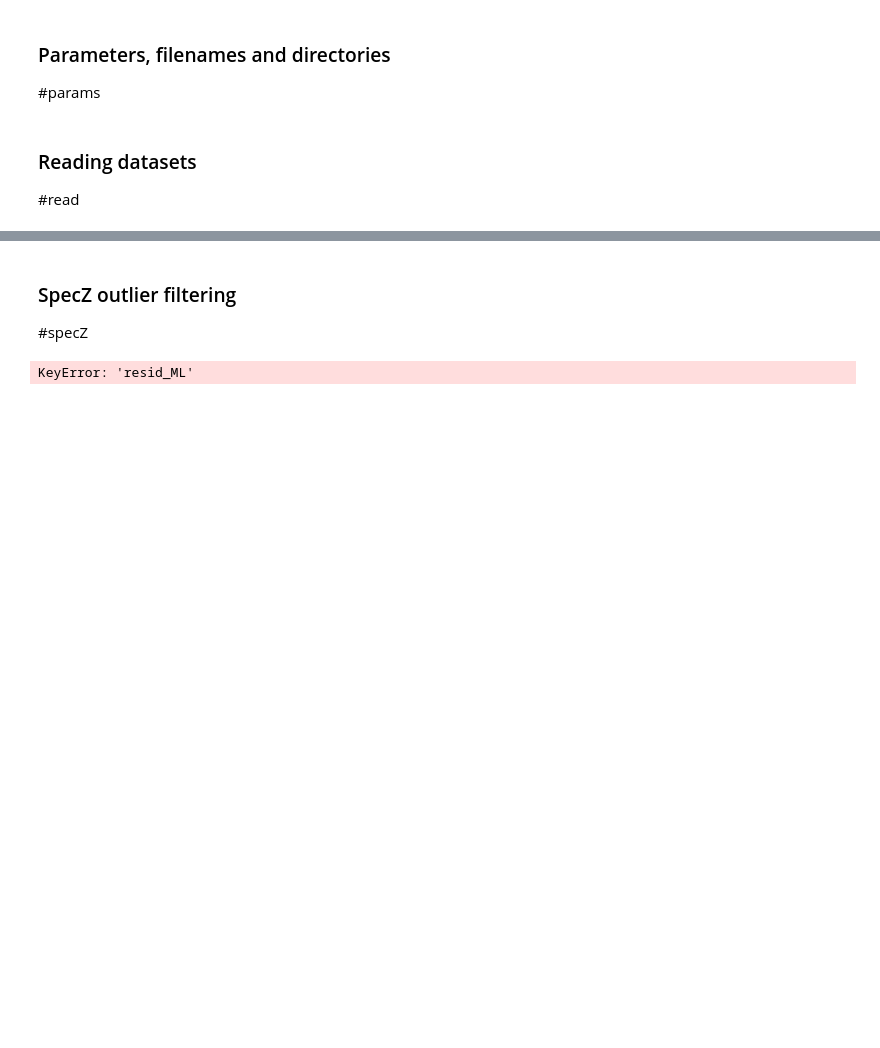
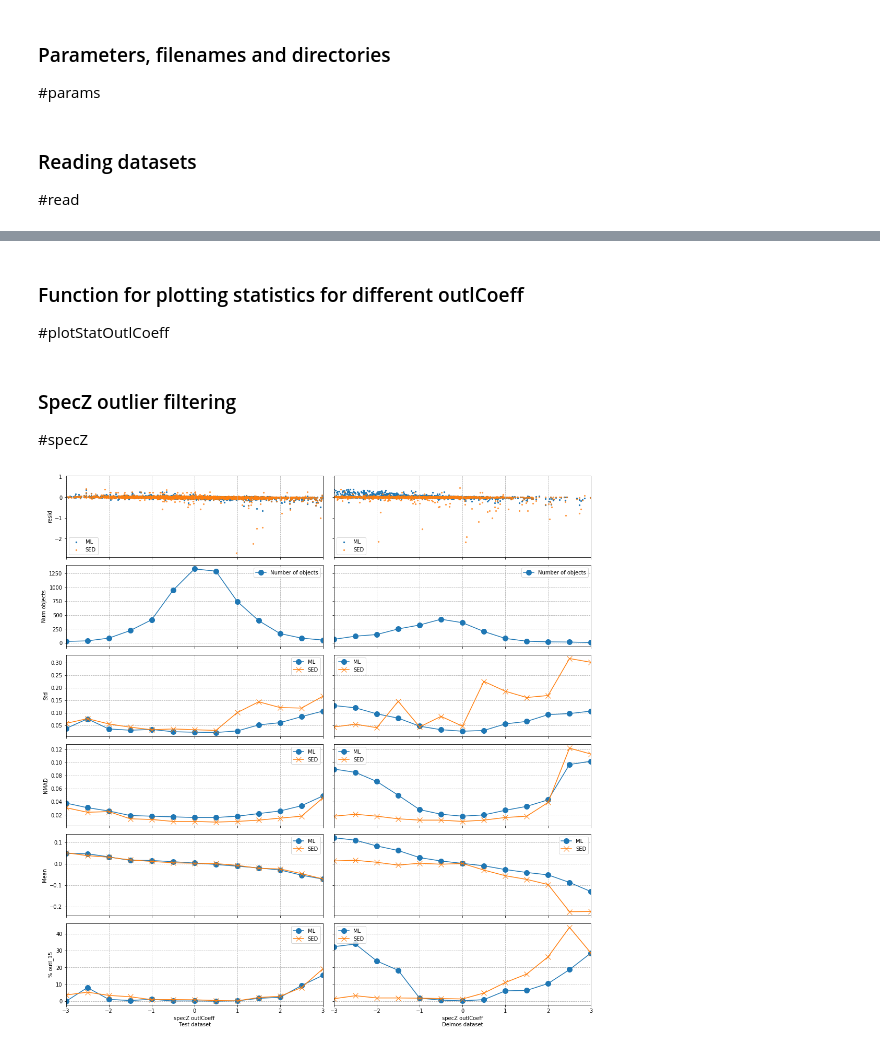
Before and after one commit to ShrRa/COSMOS_SOM, a Jupyter notebook: Statistics.ipynb, the cells around one changed output, grey strips where cells are left out. Cells and saved outputs as stored; diff of their text form; code cells hidden in the pictures; blank space fills up the shorter version.

Commit message:
Stats for different outlCoeffs plotted

```diff
--- a/Statistics.ipynb
+++ b/Statistics.ipynb
@@ -75,3 +79,20 @@ for key,val in datasetNames.items():
     <br>- probably something else.
 # %%
 statAll={name:{} for name in datasetNames.keys()}
+# %%
+### Calculate statistics for objects with different outlCoeff ###
+cases=[specZ,photoZ_ML,photoZ_SED]
+residCols=[residML,residSED,residML_SED]
+bins=np.arange(-5, 5.5,step=0.5)
+for name in statAll.keys():
+    for c in cases:
+        if name=='Run':
+            if c==specZ:
+                continue
+            else:
+                statAll[name]['outlCoeff_'+c]=statByBins(datasets[name],binCol=c+'_outlCoeff',residCols=[residML_SED],bins=bins)
+        else:
+            statAll[name]['outlCoeff_'+c]=statByBins(datasets[name],binCol=c+'_outlCoeff',residCols=residCols,bins=bins)
+# %% [markdown]
+### Function for plotting statistics for different outlCoeff
+<a id='plotStatOutlCoeff'>#plotStatOutlCoeff</a>
@@ -78,18 +141,3 @@ statAll={name:{} for name in datasetNames.keys()}
 # %% [markdown]
 ### SpecZ outlier filtering
 <a id='specZ'>#specZ</a>
-# %%
-### Calculate statistics for objects with different outlCoeff ###
-cases=[specZ,photoZ_ML,photoZ_SED]
-residCols=[residML,residSED,residML_SED]
-bins=np.linspace(-7, 6, 26)
-for name in statAll.keys():
-    for c in cases:
-        if name=='Run':
-            if c==specZ:
-                continue
-            else:
-
-        statAll[name]['outlCoeff_'+c]=statByBins(datasets[name],binCol=c+'_outlCoeff',residCols=residCols,bins=bins)
-# %% [output]
-KeyError: 'resid_ML'
@@ -97,0 +144,9 @@ KeyError: 'resid_ML'
+# %%
+### Plot statistics for different outlCoeff ###
+datasetNames=['Test','Deimos']
+data=[datasets[name] for name in datasetNames]
+stats=[statAll[name] for name in datasetNames]
+case=specZ
+fig=plotStatsForOutlCoeff(data,case,stats,datasetNames)
+# %% [output]
+[figure, added]
```
Also changed, not shown: parts of 9 cells of this notebook.
